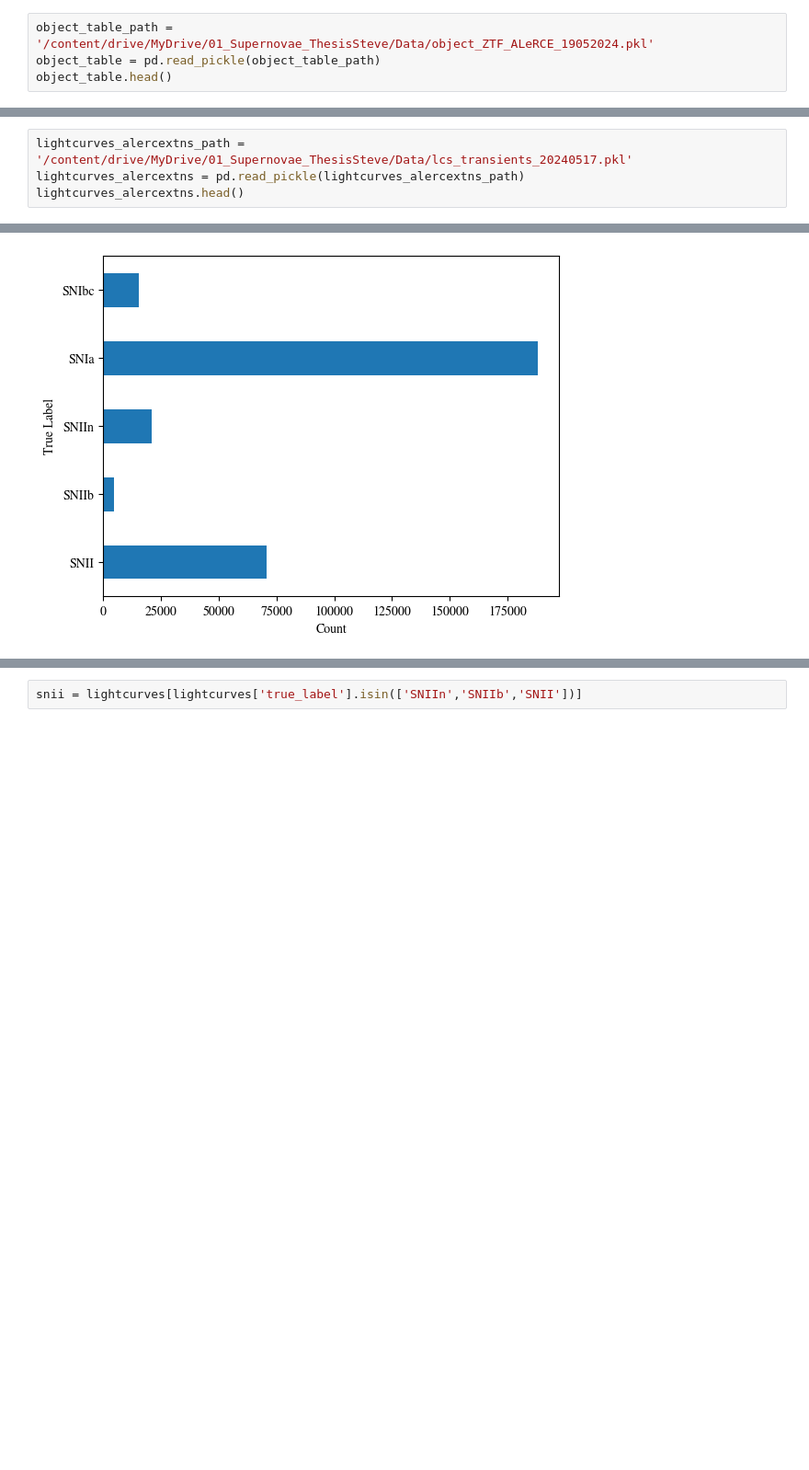
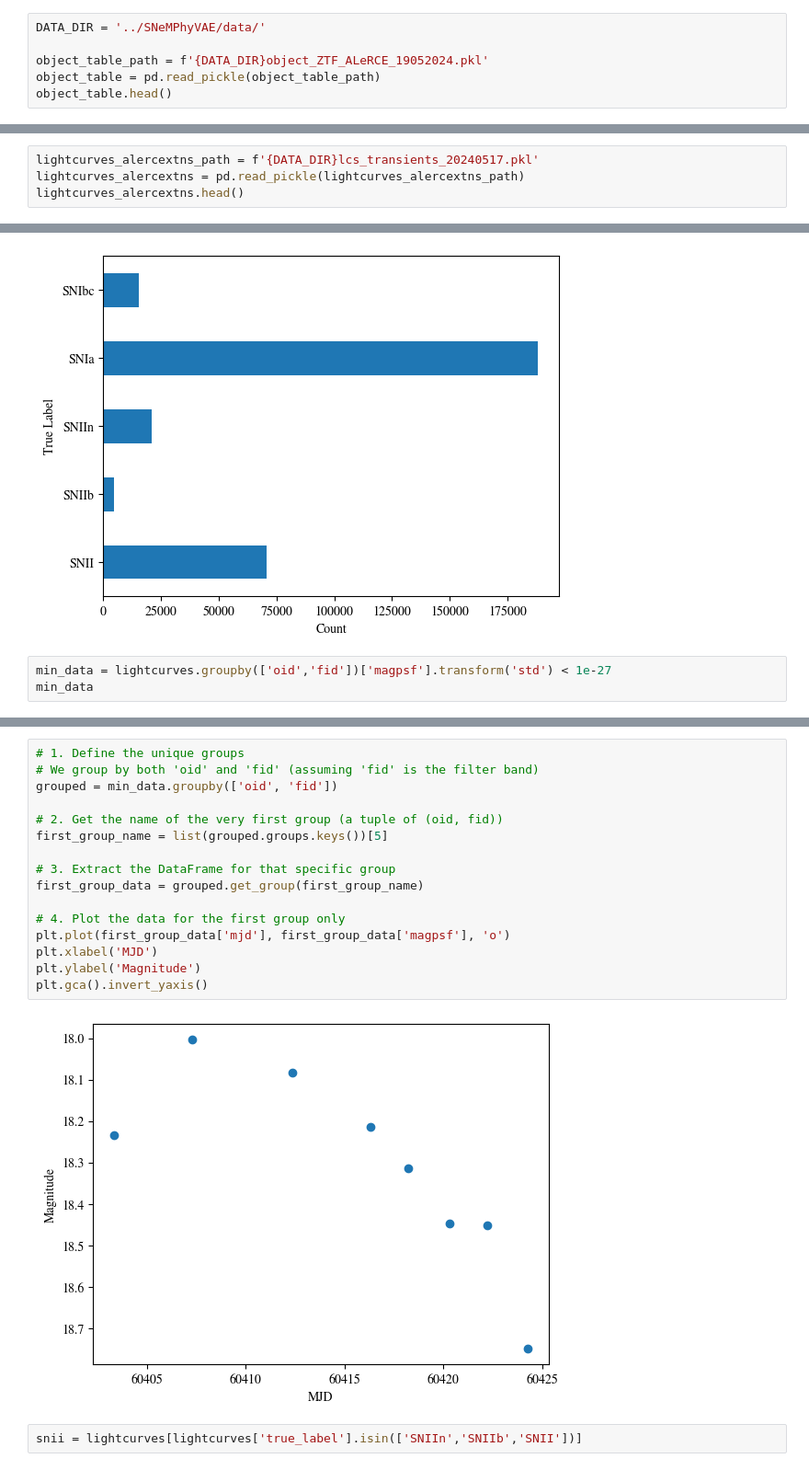
Before and after one commit to jurados/SNeMPhyVAE, a Jupyter notebook: notebooks/LightCurves.ipynb, the cells around one changed output, grey strips where cells are left out. Shown at 92% size. Drawn from its saved outputs; the diff is of its cells as text; blank space fills up the shorter version.

Commit message:
add new plots needed to presentations/thesis

```diff
--- a/notebooks/LightCurves.ipynb
+++ b/notebooks/LightCurves.ipynb
@@ -40,7 +40,9 @@ rc_params = {
 
 matplotlib.rcParams.update(rc_params)
 # %%
-object_table_path = '/content/drive/MyDrive/01_Supernovae_ThesisSteve/Data/object_ZTF_ALeRCE_19052024.pkl'
+DATA_DIR = '../SNeMPhyVAE/data/'
+
+object_table_path = f'{DATA_DIR}object_ZTF_ALeRCE_19052024.pkl'
 object_table = pd.read_pickle(object_table_path)
 object_table.head()
 # %% [output]
@@ -70,7 +72,7 @@ print(object_table.oid.nunique())
 Number of different elements in Object table:
 10870
 # %%
-lightcurves_alercextns_path = '/content/drive/MyDrive/01_Supernovae_ThesisSteve/Data/lcs_transients_20240517.pkl'
+lightcurves_alercextns_path = f'{DATA_DIR}lcs_transients_20240517.pkl'
 lightcurves_alercextns = pd.read_pickle(lightcurves_alercextns_path)
 lightcurves_alercextns.head()
 # %% [output]
@@ -123,3 +125,6 @@ ax.set_xlabel('Count')
 plt.show()
 # %% [output]
 [figure]
+# %%
+min_data = lightcurves.groupby(['oid','fid'])['magpsf'].transform('std') < 1e-27
+min_data
@@ -126,3 +144,21 @@ plt.show()
+# %%
+# 1. Define the unique groups
+# We group by both 'oid' and 'fid' (assuming 'fid' is the filter band)
+grouped = min_data.groupby(['oid', 'fid'])
+
+# 2. Get the name of the very first group (a tuple of (oid, fid))
+first_group_name = list(grouped.groups.keys())[5]
+
+# 3. Extract the DataFrame for that specific group
+first_group_data = grouped.get_group(first_group_name)
+
+# 4. Plot the data for the first group only
+plt.plot(first_group_data['mjd'], first_group_data['magpsf'], 'o')
+plt.xlabel('MJD')
+plt.ylabel('Magnitude')
+plt.gca().invert_yaxis()
+# %% [output]
+[figure, added]
 # %%
 snii = lightcurves[lightcurves['true_label'].isin(['SNIIn','SNIIb','SNII'])]
 # %%
```
Also changed, not shown: parts of 1 cell of this notebook.
